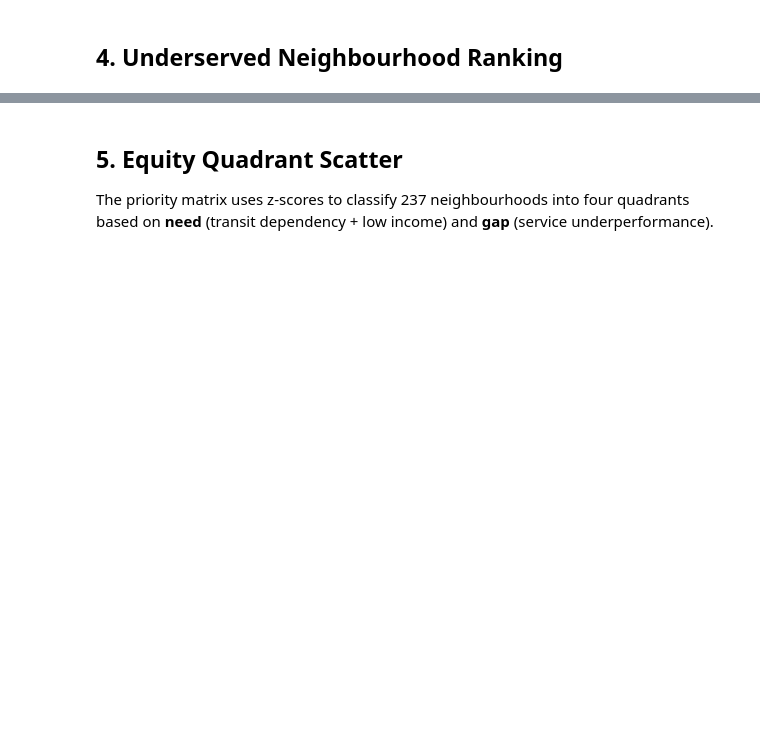
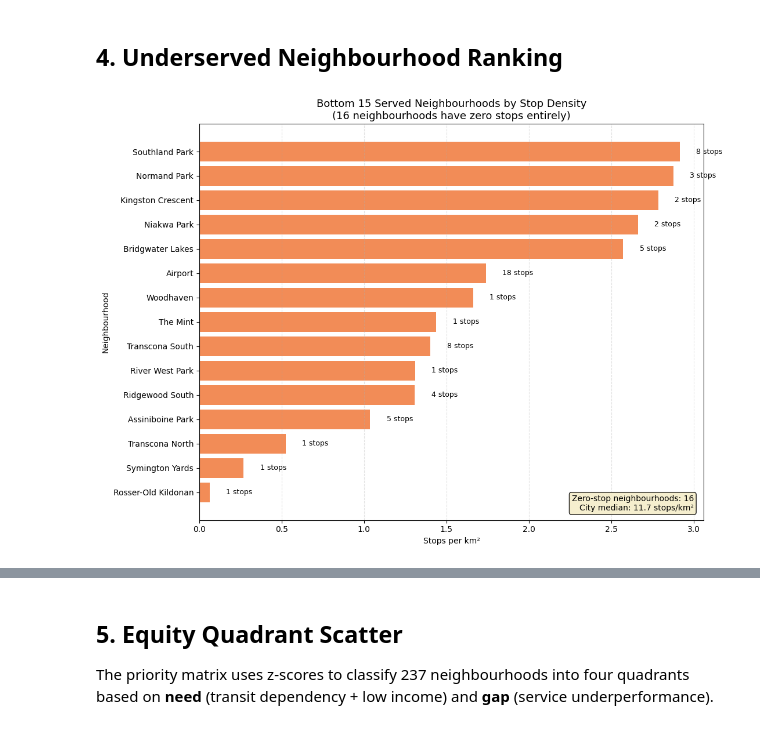
Before and after one commit to ahmedas22/ywg-ptn-analysis-4710-g11, a Jupyter notebook: notebooks/1.3-sudipta-pr2-coverage.ipynb, the cells around one changed output, grey strips where cells are left out. Drawn from its saved outputs; the diff is of its cells as text; code cells hidden in the pictures; blank space fills up the shorter version.

Commit message:
Update PR2 and final equity notebooks and figures

```diff
--- a/notebooks/1.3-sudipta-pr2-coverage.ipynb
+++ b/notebooks/1.3-sudipta-pr2-coverage.ipynb
@@ -3,8 +3,8 @@
 city_key = "ywg"
 baseline_feed_id = "avg_pre_ptn"
 comparison_feed_id = "current"
-save_figures = False
-figures_dir = "reports/pr2/figures"
+save_figures = True
+figures_dir = "../reports/pr2/figures"
 dpi = 200
 # %% [markdown]
 # PR2: Coverage and Underserved Neighbourhoods
@@ -98,17 +119,63 @@ else:
 # %%
 # Figure 2: Underserved Neighbourhood Ranking
 if current_density_table.empty:
-    save_placeholder_figure("underserved_neighbourhoods.png", "No density data.",
-                            figures_dir=figure_output_directory, dpi=dpi, enabled=save_figures)
+    save_placeholder_figure(
+        "underserved_neighbourhoods.png",
+        "No density data.",
+        figures_dir=figure_output_directory,
+        dpi=dpi,
+        enabled=save_figures,
+    )
 else:
-    bottom_15 = current_density_table.nsmallest(15, "stop_density_per_km2").sort_values("stop_density_per_km2")
+    zero_stop_count = (current_density_table["stop_count"] == 0).sum()
+    served = current_density_table[current_density_table["stop_count"] > 0].copy()
 
-    fig, ax = plt.subplots(figsize=(10, 7))
-    ax.barh(bottom_15["neighbourhood"], bottom_15["stop_density_per_km2"], color="#d73027")
-    ax.set_title("Bottom 15 Neighbourhoods by Stop Density", fontsize=13, fontweight="bold")
+    bottom_15 = served.nsmallest(15, "stop_density_per_km2").sort_values("stop_density_per_km2")
+    city_median = current_density_table["stop_density_per_km2"].median()
+
+    fig, ax = plt.subplots(figsize=(11, 8))
+    ax.barh(bottom_15["neighbourhood"], bottom_15["stop_density_per_km2"], color="#f28c57")
+
+    ax.set_title(
+        f"Bottom 15 Served Neighbourhoods by Stop Density\n"
+        f"({zero_stop_count} neighbourhoods have zero stops entirely)",
+        fontsize=13,
+    )
     ax.set_xlabel("Stops per km²")
+    ax.set_ylabel("Neighbourhood")
     ax.grid(axis="x", linestyle="--", alpha=0.35)
+
+    # annotate stop counts
+    for i, (_, row) in enumerate(bottom_15.iterrows()):
+        ax.text(
+            row["stop_density_per_km2"] + 0.1,
+            i,
+            f'{int(row["stop_count"])} stops',
+            va="center",
+            fontsize=9,
+        )
+
+    ax.text(
+        0.98,
+        0.02,
+        f"Zero-stop neighbourhoods: {zero_stop_count}\nCity median: {city_median:.1f} stops/km²",
+        transform=ax.transAxes,
+        ha="right",
+        va="bottom",
+        fontsize=10,
+        bbox=dict(boxstyle="round,pad=0.3", facecolor="#f4edc9", alpha=0.9),
+    )
+
     fig.tight_layout()
-    save_report_figure(fig, "underserved_neighbourhoods.png",
-                       figures_dir=figure_output_directory, dpi=dpi, enabled=save_figures)
+    plt.show()
+
+    save_report_figure(
+        fig,
+        "underserved_neighbourhoods.png",
+        figures_dir=figure_output_directory,
+        dpi=dpi,
+        enabled=save_figures,
+    )
     plt.close(fig)
+# %% [output]
+[figure, added]
```
Also changed, not shown: parts of 12 cells of this notebook, 6 other files.
